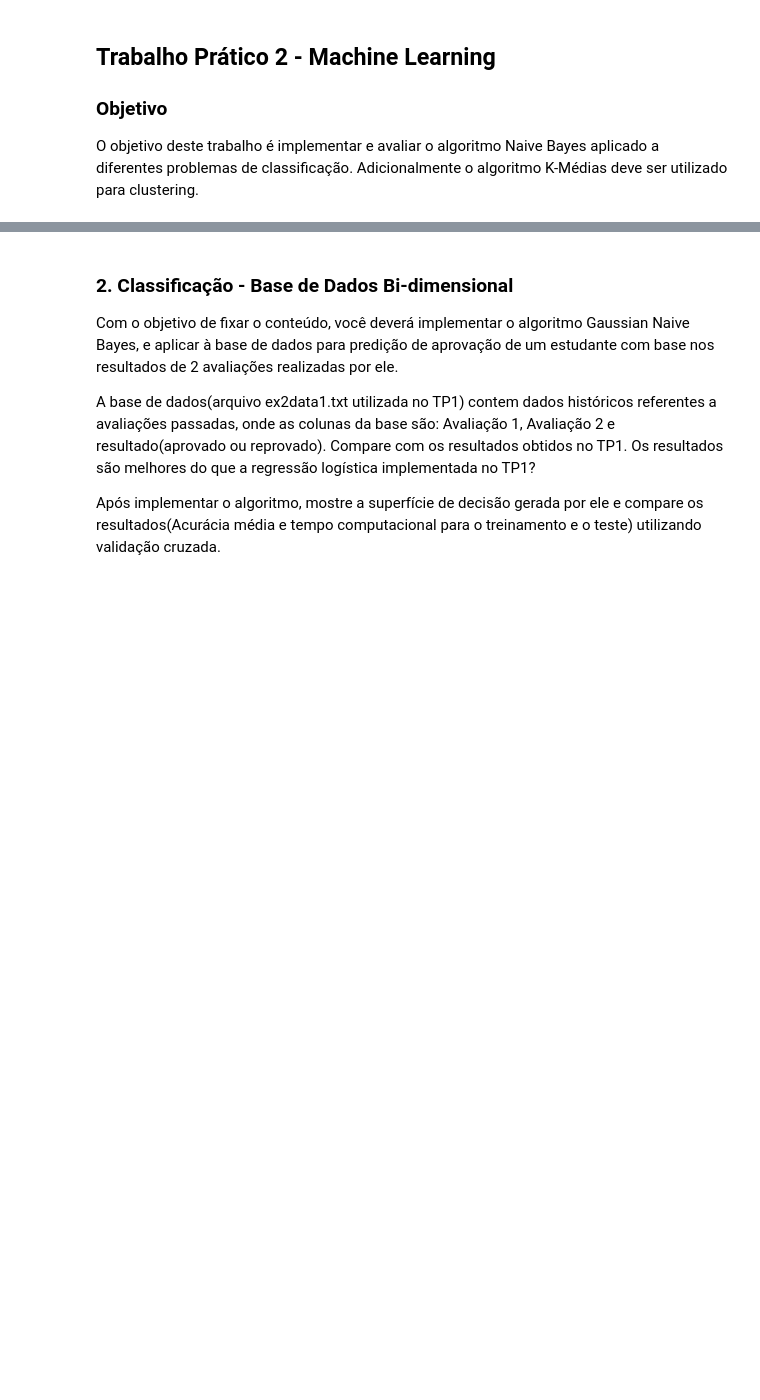
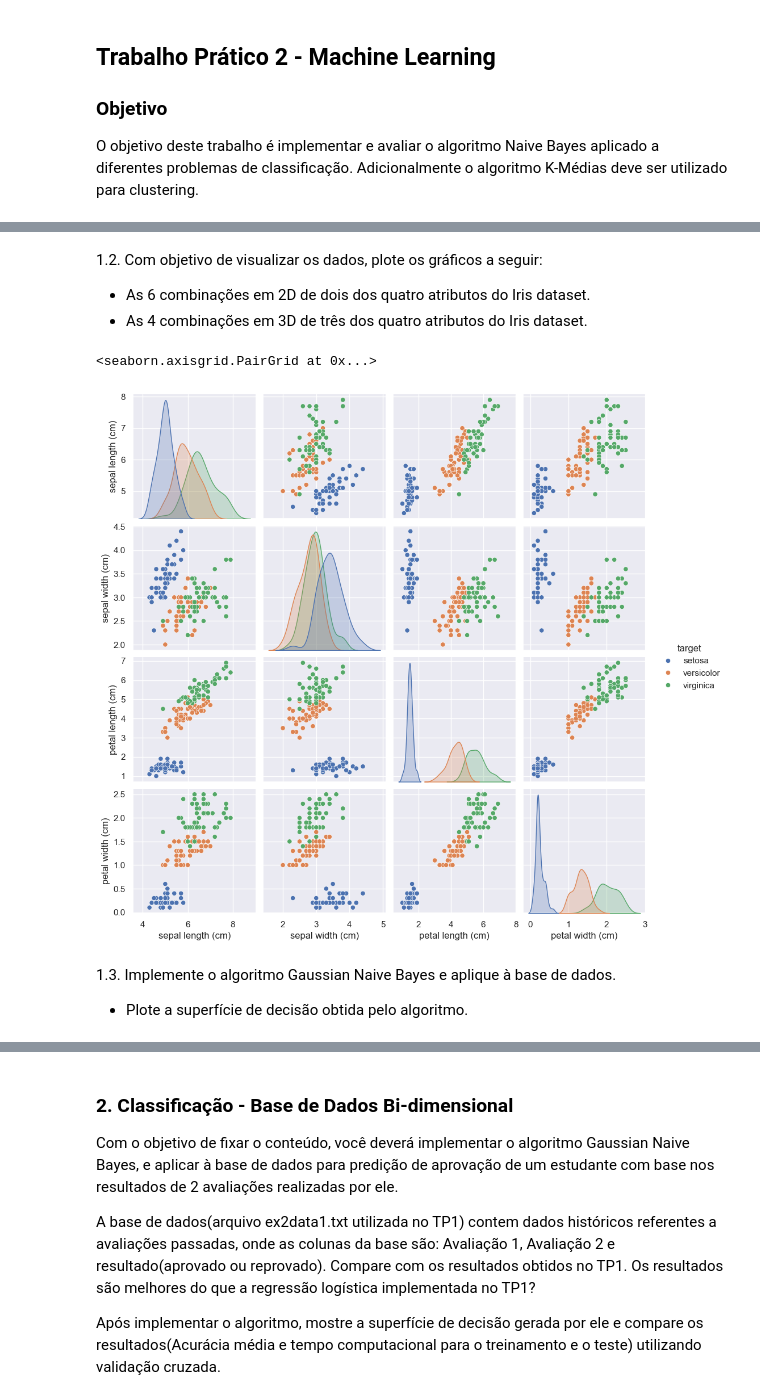
Before and after one commit to DanielCirino/ppginf-ml-trabalho-pratico-02, a Jupyter notebook: notebooks/TrabalhoPratico02.ipynb, the cells around one changed output, grey strips where cells are left out. Drawn from its saved outputs; the diff is of its cells as text; code cells hidden in the pictures; blank space fills up the shorter version.

Commit message:
Carregadar dataset Iris

```diff
--- a/notebooks/TrabalhoPratico02.ipynb
+++ b/notebooks/TrabalhoPratico02.ipynb
@@ -5,3 +5,10 @@
 
 O objetivo deste trabalho é implementar e avaliar o algoritmo Naive Bayes aplicado a diferentes
 problemas de classificação. Adicionalmente o algoritmo K-Médias deve ser utilizado para clustering.
+# %%
+import pandas as pd
+import numpy as np
+import seaborn as sns
+from sklearn.datasets import load_iris
+
+sns.set_theme()
@@ -7,0 +21,6 @@ problemas de classificação. Adicionalmente o algoritmo K-Médias deve ser util
+# %%
+
+data = load_iris()
+df = pd.DataFrame(data=data.data, columns=data.feature_names)
+df["target"] = pd.Series(data.target_names[data.target])
+df.head()
@@ -7,0 +34,12 @@ problemas de classificação. Adicionalmente o algoritmo K-Médias deve ser util
+# %% [markdown]
+1.2. Com objetivo de visualizar os dados, plote os gráficos a seguir:
+  - As 6 combinações em 2D de dois dos quatro atributos do Iris dataset.
+  - As 4 combinações em 3D de três dos quatro atributos do Iris dataset.
+# %%
+sns.pairplot(df, hue="target")
+# %% [output]
+<seaborn.axisgrid.PairGrid at 0x...>
+[figure, added]
+# %% [markdown]
+1.3. Implemente o algoritmo Gaussian Naive Bayes e aplique à base de dados.
+  - Plote a superfície de decisão obtida pelo algoritmo.
```
Also changed, not shown: parts of 5 cells of this notebook.
